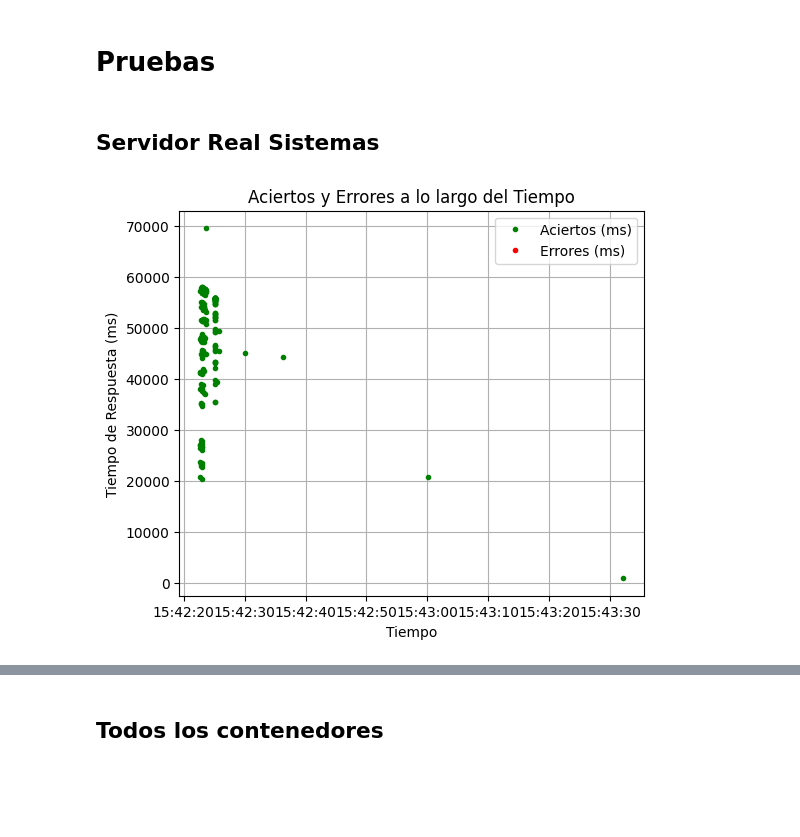
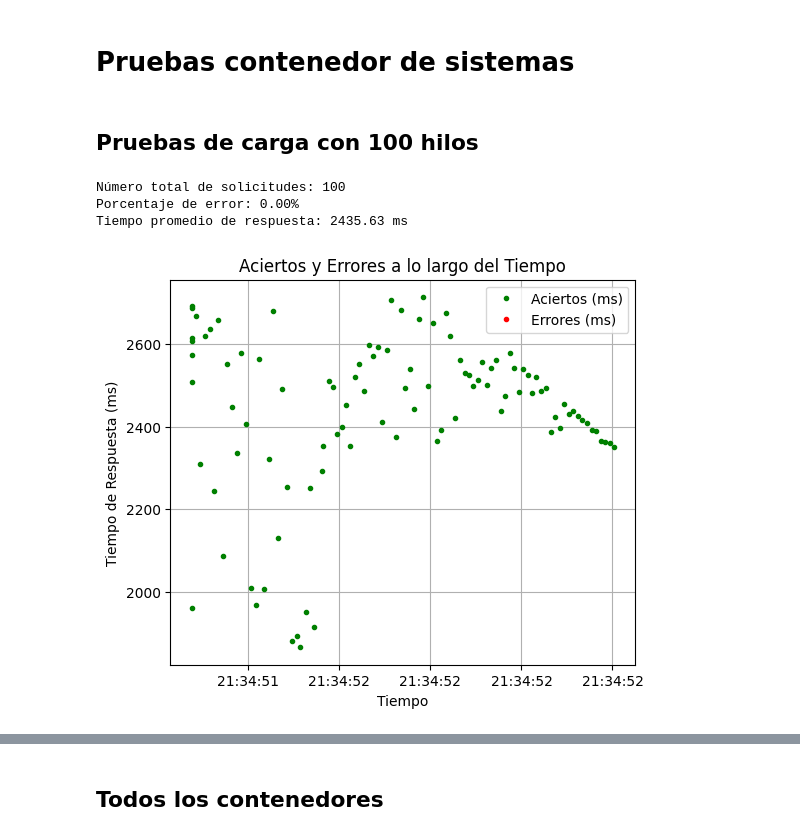
Before and after one commit to DanielXMPB/pruebas-coma, a Jupyter notebook: grafic_results.ipynb, the cells around one changed output, grey strips where cells are left out. Cells and saved outputs as stored; diff of their text form; code cells hidden in the pictures; blank space fills up the shorter version.

```diff
--- a/grafic_results.ipynb
+++ b/grafic_results.ipynb
@@ -5,41 +54,49 @@ import matplotlib.dates as mdates
 # %% [markdown]
-# Pruebas
+# Pruebas contenedor de sistemas
-# %% [markdown]
-## Servidor Real Sistemas
+# %% [markdown]
+## Pruebas de carga con 100 hilos
 # %%
 # Leer el archivo CSV
-df_real = pd.read_csv('./results/real_server_results.jtl', sep=',', skip_blank_lines=True, on_bad_lines='warn')
+df_new_100 = pd.read_csv('./results/new_server_results_100.jtl', sep=',', skip_blank_lines=True, on_bad_lines='warn')
 
-# Filtrar las filas cuyo responseCode no empiece por 3
-df_real = df_real[~df_real['responseCode'].astype(str).str.startswith('3')]
+# Filtrar las filas donde 'label' tenga un valor específico
+df_new_100 = df_new_100[df_new_100['label'] == 'sistemas']
 # %%
 # Convertir el timestamp a un formato de fecha y hora
-df_real['timeStamp'] = pd.to_datetime(df_real['timeStamp'], unit='ms')
+df_new_100['timeStamp'] = pd.to_datetime(df_new_100['timeStamp'], unit='ms')
 
 # Filtrar los datos por éxito y fallo
-success_df = df_real[df_real['success'] == True]
-failure_df = df_real[df_real['success'] == False]
+success_df = df_new_100[df_new_100['success'] == True]
+failure_df = df_new_100[df_new_100['success'] == False]
 
-# Crear la figura y los ejes
+# Contar el número total de filas
+total_requests = len(df_new_100)
+num_errores = len(failure_df)
+
+# Calcular el porcentaje de errores
+porcentaje_error = (num_errores / total_requests) * 100
+
+# Calcular el tiempo promedio de respuesta para las solicitudes exitosas
+tiempo_promedio_respuesta_exitosas = success_df['elapsed'].mean()
+
+# Imprimir datos
+print(f'Número total de solicitudes: {total_requests}')
+print(f'Porcentaje de error: {porcentaje_error:.2f}%')
+print(f'Tiempo promedio de respuesta: {tiempo_promedio_respuesta_exitosas:.2f} ms')
+
+# Crear la figura
 plt.figure(figsize=(6, 5))
-
-# Graficar los tiempos de respuesta exitosos
 plt.plot(success_df['timeStamp'], success_df['elapsed'], 'g.', label='Aciertos (ms)')
-
-# Graficar los tiempos de respuesta fallidos
 plt.plot(failure_df['timeStamp'], failure_df['elapsed'], 'r.', label='Errores (ms)')
-
-# Configurar etiquetas y título
 plt.xlabel('Tiempo')
 plt.ylabel('Tiempo de Respuesta (ms)')
 plt.title('Aciertos y Errores a lo largo del Tiempo')
 plt.legend()
 plt.grid(True)
-
-# Formatear el eje x para cortar los decimales del timestamp
 plt.gca().xaxis.set_major_formatter(mdates.DateFormatter('%H:%M:%S'))
-
-# Mostrar la gráfica
 plt.show()
 # %% [output]
+Número total de solicitudes: 100
+Porcentaje de error: 0.00%
+Tiempo promedio de respuesta: 2435.63 ms
-[figure, old version]
+[figure, new version]
```
Also changed, not shown: parts of 16 cells of this notebook, 54 other files.
